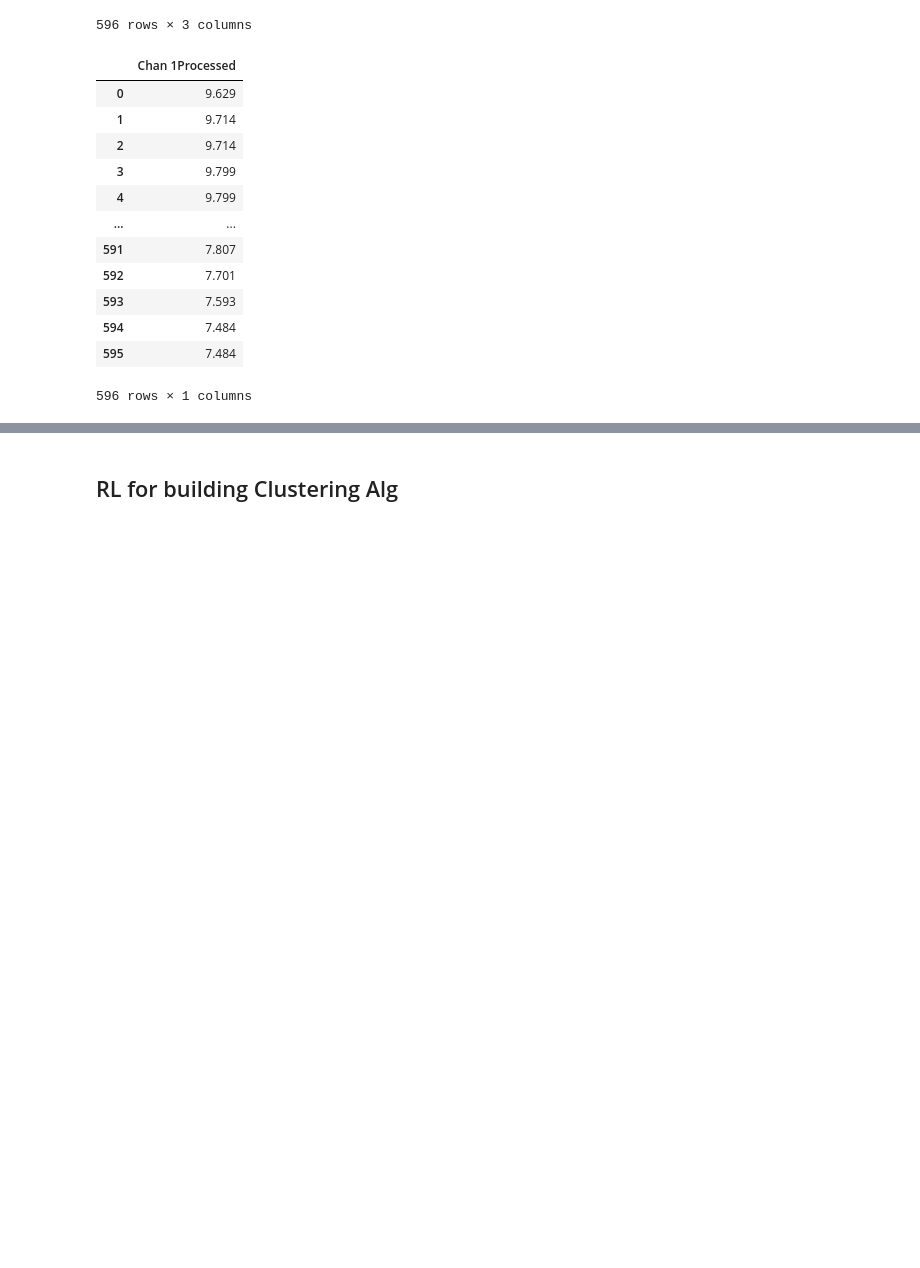
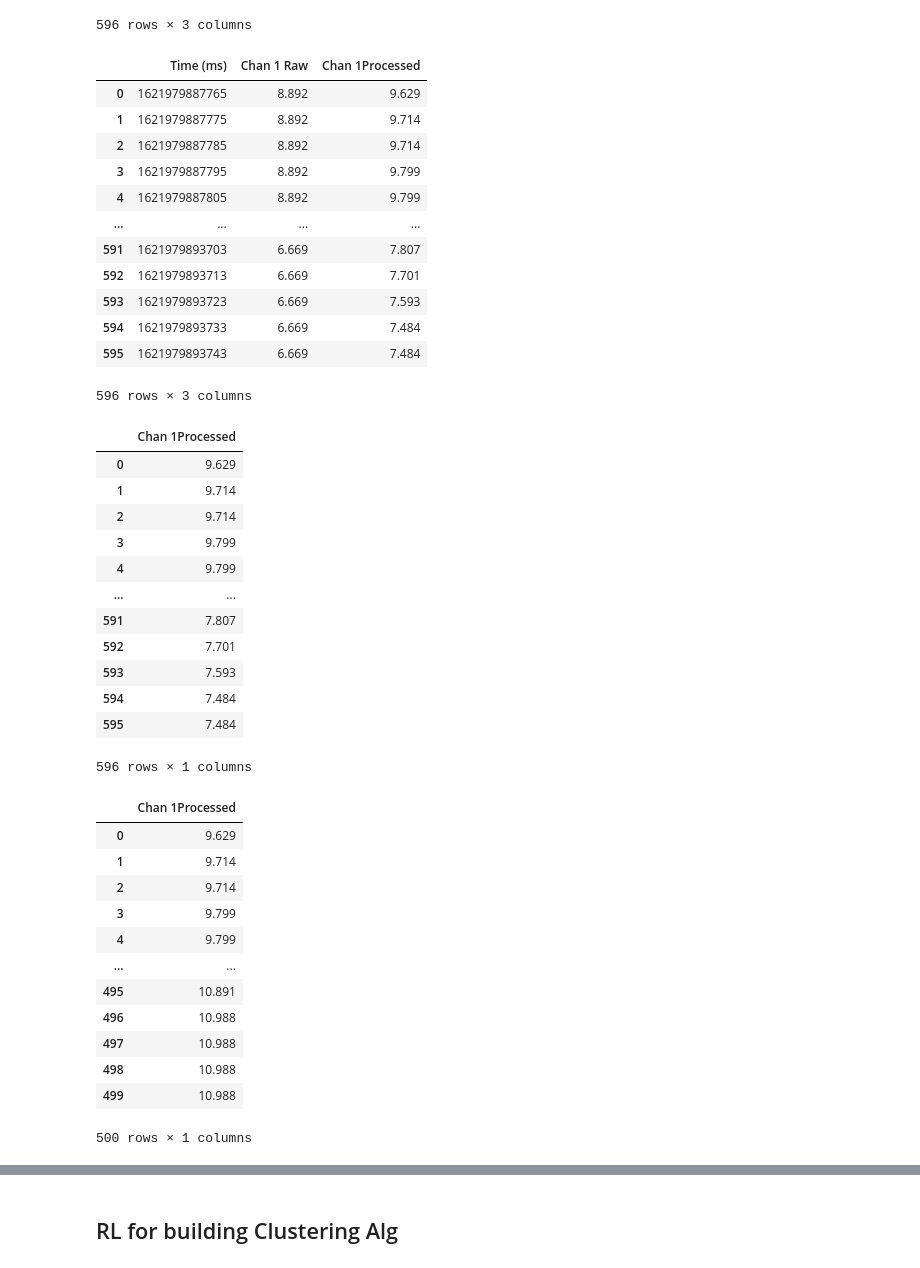
Before and after one commit to ggomp2885/Aware2-SagemakerS, a Jupyter notebook: Flexvolt ML/Data_Loading.ipynb, the cells around one changed output, grey strips where cells are left out. Cells and saved outputs as stored; diff of their text form; code cells hidden in the pictures; blank space fills up the shorter version.

```diff
--- a/Flexvolt ML/Data_Loading.ipynb
+++ b/Flexvolt ML/Data_Loading.ipynb
@@ -6,8 +6,8 @@
 import pandas as pd
 import numpy as np
 # %%
-fv_df_1 = pd.read_csv(r"C:\Users\ggomp\OneDrive\Documents\GitHub\TS_Aware-SagemakerS\Flexvolt Data\5 Second Horizontal upper 3rd\flexvolt-recorded-data--2021-05-25--17-58-07.txt", sep=',', skiprows=1, header=0)
-display(fv_df_1)
+df_1 = pd.read_csv(r"C:\Users\ggomp\OneDrive\Documents\GitHub\TS_Aware-SagemakerS\Flexvolt Data\5 Second Horizontal upper 3rd\flexvolt-recorded-data--2021-05-25--17-58-07.txt", sep=',', skiprows=1, header=0)
+display(df_1)
 # %% [output]
 |  | Time (ms) | Chan 1 Raw | Chan 1Processed |
 | 0 | 1621979887765 | 8.892 | 9.629 |
@@ -22,20 +22,52 @@ display(fv_df_1)
 | 594 | 1621979893733 | 6.669 | 7.484 |
 | 595 | 1621979893743 | 6.669 | 7.484 |
 596 rows × 3 columns
-# %%
-del fv_df_1['Chan 1 Raw','Time (ms)']
-display(fv_df_1)
-# %% [output]
-|  | Chan 1Processed |
-| 0 | 9.629 |
-| 1 | 9.714 |
-| 2 | 9.714 |
-| 3 | 9.799 |
-| 4 | 9.799 |
-| ... | ... |
-| 591 | 7.807 |
-| 592 | 7.701 |
-| 593 | 7.593 |
-| 594 | 7.484 |
-| 595 | 7.484 |
-596 rows × 1 columns
+# %%
+df_1_copy = df_1.copy()
+display(df_1_copy)
+
+df_1_copy = df_1_copy.drop(['Chan 1 Raw', 'Time (ms)'], axis=1)
+display(df_1_copy)
+
+df_5sec = df_1_copy.iloc[:500]
+display(df_5sec)
+# %% [output]
+|  | Time (ms) | Chan 1 Raw | Chan 1Processed |
+| 0 | 1621979887765 | 8.892 | 9.629 |
+| 1 | 1621979887775 | 8.892 | 9.714 |
+| 2 | 1621979887785 | 8.892 | 9.714 |
+| 3 | 1621979887795 | 8.892 | 9.799 |
+| 4 | 1621979887805 | 8.892 | 9.799 |
+| ... | ... | ... | ... |
+| 591 | 1621979893703 | 6.669 | 7.807 |
+| 592 | 1621979893713 | 6.669 | 7.701 |
+| 593 | 1621979893723 | 6.669 | 7.593 |
+| 594 | 1621979893733 | 6.669 | 7.484 |
+| 595 | 1621979893743 | 6.669 | 7.484 |
+596 rows × 3 columns
+|  | Chan 1Processed |
+| 0 | 9.629 |
+| 1 | 9.714 |
+| 2 | 9.714 |
+| 3 | 9.799 |
+| 4 | 9.799 |
+| ... | ... |
+| 591 | 7.807 |
+| 592 | 7.701 |
+| 593 | 7.593 |
+| 594 | 7.484 |
+| 595 | 7.484 |
+596 rows × 1 columns
+|  | Chan 1Processed |
+| 0 | 9.629 |
+| 1 | 9.714 |
+| 2 | 9.714 |
+| 3 | 9.799 |
+| 4 | 9.799 |
+| ... | ... |
+| 495 | 10.891 |
+| 496 | 10.988 |
+| 497 | 10.988 |
+| 498 | 10.988 |
+| 499 | 10.988 |
+500 rows × 1 columns
```
Also changed, not shown: parts of 2 cells of this notebook.
